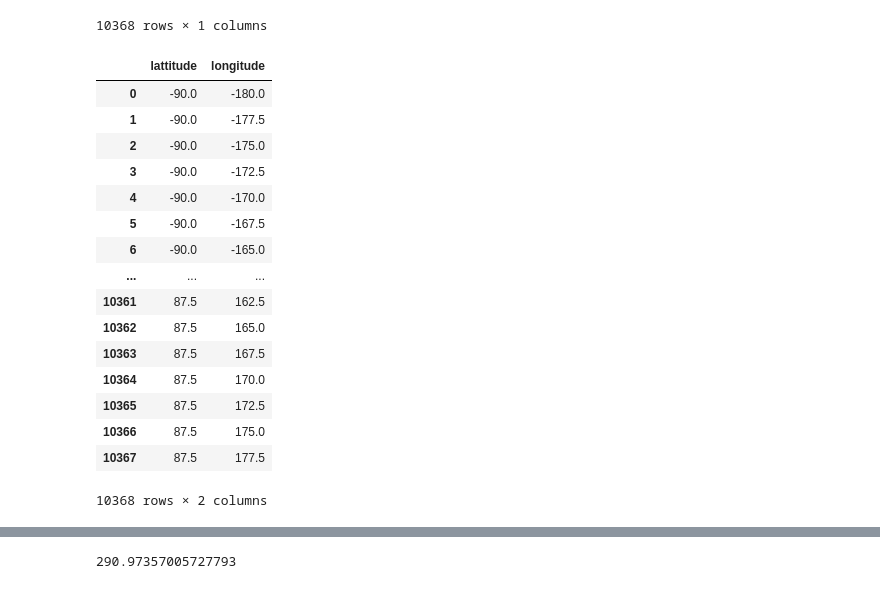
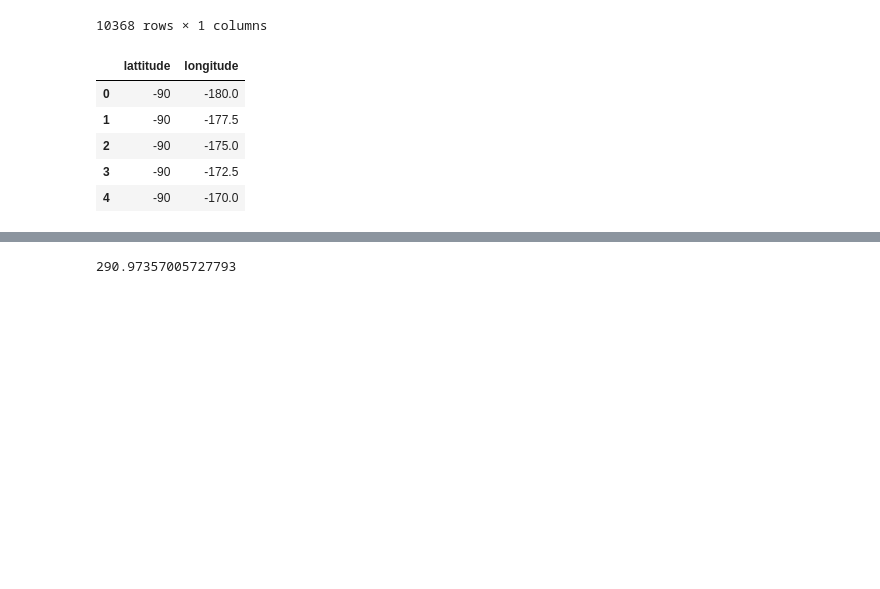
Before and after one commit to jonahgolden/Solar_potential_calculator, a Jupyter notebook: src/Solar_Calcu.ipynb, the cells around one changed output, grey strips where cells are left out. Saved outputs shown, nothing was run; the diff lists cells and outputs as text; code cells hidden in the pictures; blank space fills up the shorter version.

```diff
--- a/src/final_code.ipynb
+++ b/src/Solar_Calcu.ipynb
@@ -171,27 +192,16 @@ cloud_dat
 # %%
 # Next, I load a dataframe that I created in excel with three columns
 # (month, lattitude, and longitude) that have been filled in to line up
 # with the 'data' object.
-clouds = pd.read_excel('../../data/blank_weather.xlsx',sep='\s+')
-clouds
+clouds = pd.read_excel('../data/blank_weather.xlsx',sep='\s+')
+clouds.head(n=5)
 # %% [output]
 |  | lattitude | longitude |
-| 0 | -90.0 | -180.0 |
-| 1 | -90.0 | -177.5 |
-| 2 | -90.0 | -175.0 |
-| 3 | -90.0 | -172.5 |
-| 4 | -90.0 | -170.0 |
-| 5 | -90.0 | -167.5 |
-| 6 | -90.0 | -165.0 |
-| ... | ... | ... |
-| 10361 | 87.5 | 162.5 |
-| 10362 | 87.5 | 165.0 |
-| 10363 | 87.5 | 167.5 |
-| 10364 | 87.5 | 170.0 |
-| 10365 | 87.5 | 172.5 |
-| 10366 | 87.5 | 175.0 |
-| 10367 | 87.5 | 177.5 |
+| 0 | -90 | -180.0 |
+| 1 | -90 | -177.5 |
+| 2 | -90 | -175.0 |
+| 3 | -90 | -172.5 |
+| 4 | -90 | -170.0 |
-10368 rows × 2 columns
 # %%
 # Now, we will add a fourth column to 'clouds' that is our data
 clouds['cloud_ratio'] = cloud_dat['cloud_ratio']
```
Also changed, not shown: parts of 25 cells of this notebook, 13 other files.
